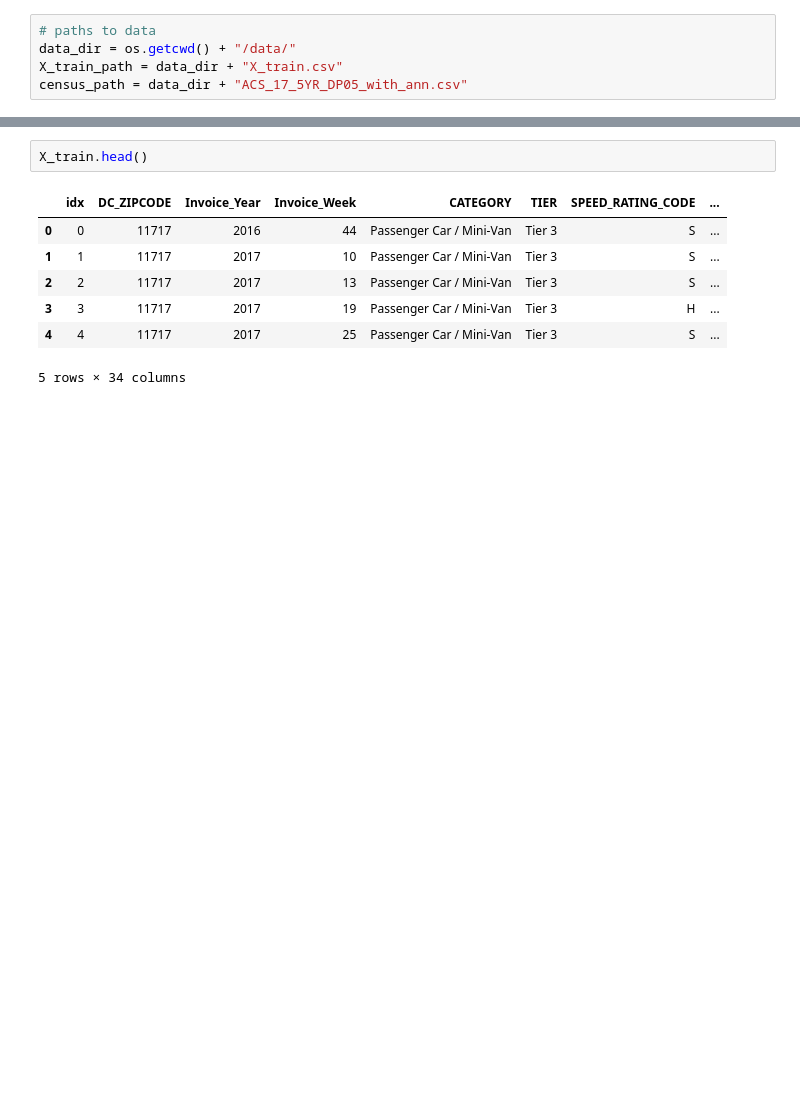
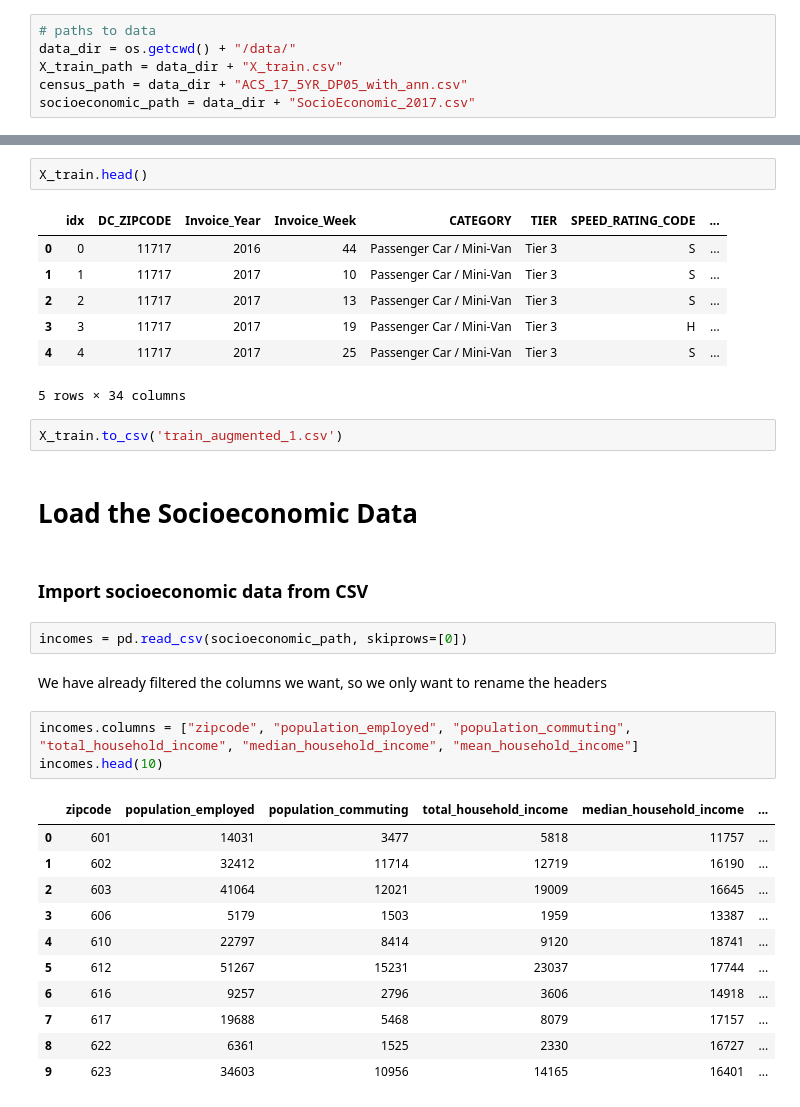
Before and after one commit to thejosephallen/rtw19-hacks, a Jupyter notebook: hackathon-packet/rtw_augment_data.ipynb, the cells around one changed output, grey strips where cells are left out. Saved outputs shown, nothing was run; the diff lists cells and outputs as text; blank space fills up the shorter version.

```diff
--- a/hackathon-packet/rtw_population_clean.ipynb
+++ b/hackathon-packet/rtw_augment_data.ipynb
@@ -10,6 +11,7 @@ import numpy as np
 data_dir = os.getcwd() + "/data/"
 X_train_path = data_dir + "X_train.csv"
 census_path = data_dir + "ACS_17_5YR_DP05_with_ann.csv"
+socioeconomic_path = data_dir + "SocioEconomic_2017.csv"
 # %% [markdown]
 # Load the ATD Data
 We have to do this first or the kernel crashes with an OOM error
@@ -92,3 +91,28 @@ X_train.head()
 | 3 | 3 | 11717 | 2017 | 19 | Passenger Car / Mini-Van | Tier 3 | H | ... |
 | 4 | 4 | 11717 | 2017 | 25 | Passenger Car / Mini-Van | Tier 3 | S | ... |
 5 rows × 34 columns
+# %%
+X_train.to_csv('train_augmented_1.csv')
+# %% [markdown]
+# Load the Socioeconomic Data
+# %% [markdown]
+### Import socioeconomic data from CSV
+# %%
+incomes = pd.read_csv(socioeconomic_path, skiprows=[0])
+# %% [markdown]
+We have already filtered the columns we want, so we only want to rename the headers
+# %%
+incomes.columns = ["zipcode", "population_employed", "population_commuting", "total_household_income", "median_household_income", "mean_household_income"]
+incomes.head(10)
+# %% [output]
+|  | zipcode | population_employed | population_commuting | total_household_income | median_household_income | ... |
+| 0 | 601 | 14031 | 3477 | 5818 | 11757 | ... |
+| 1 | 602 | 32412 | 11714 | 12719 | 16190 | ... |
+| 2 | 603 | 41064 | 12021 | 19009 | 16645 | ... |
+| 3 | 606 | 5179 | 1503 | 1959 | 13387 | ... |
+| 4 | 610 | 22797 | 8414 | 9120 | 18741 | ... |
+| 5 | 612 | 51267 | 15231 | 23037 | 17744 | ... |
+| 6 | 616 | 9257 | 2796 | 3606 | 14918 | ... |
+| 7 | 617 | 19688 | 5468 | 8079 | 17157 | ... |
+| 8 | 622 | 6361 | 1525 | 2330 | 16727 | ... |
+| 9 | 623 | 34603 | 10956 | 14165 | 16401 | ... |
```
Also changed, not shown: parts of 15 cells of this notebook, 2 other files.
